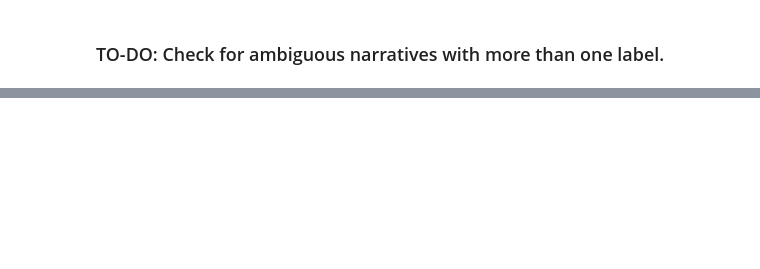
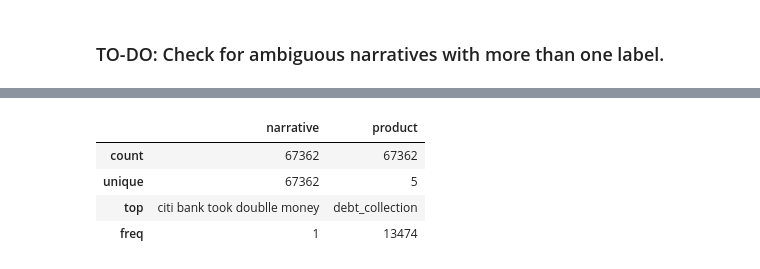
Before and after one commit to JordiCarreraVentura/customer-complaints-email-classification-case-study, a Jupyter notebook: notebooks/Exploratory Data Analysis.ipynb, the cells around one changed output, grey strips where cells are left out. Saved outputs shown, nothing was run; the diff lists cells and outputs as text; code cells hidden in the pictures; blank space fills up the shorter version.

```diff
--- a/notebooks/Exploratory Data Analysis.ipynb
+++ b/notebooks/Exploratory Data Analysis.ipynb
@@ -99,0 +155,8 @@ Name: count, dtype: int64
+# %%
+df_resampled.describe()
+# %% [output]
+|  | narrative | product |
+| count | 67362 | 67362 |
+| unique | 67362 | 5 |
+| top | citi bank took doublle money | debt_collection |
+| freq | 1 | 13474 |
```
Also changed, not shown: parts of 15 cells of this notebook, 1 other file.
